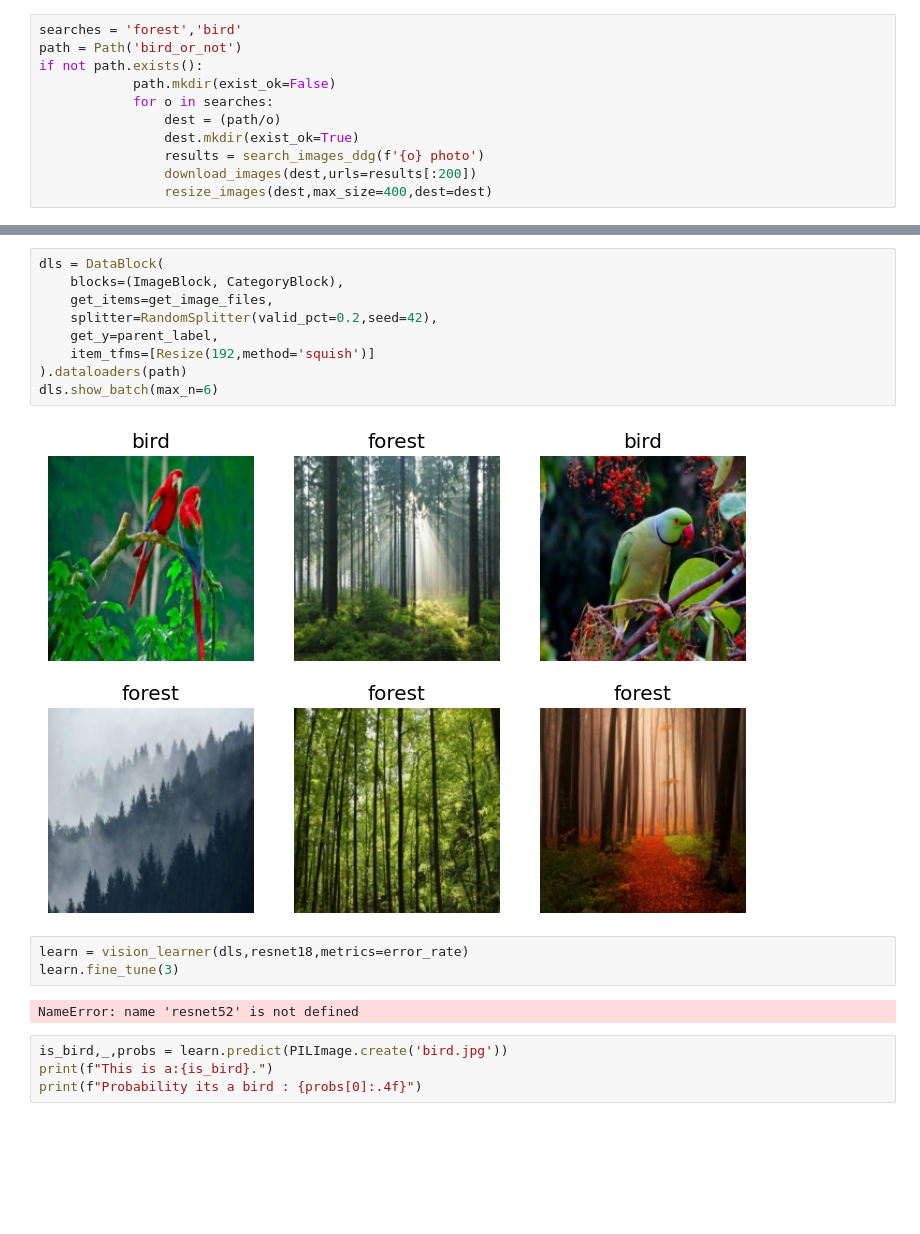
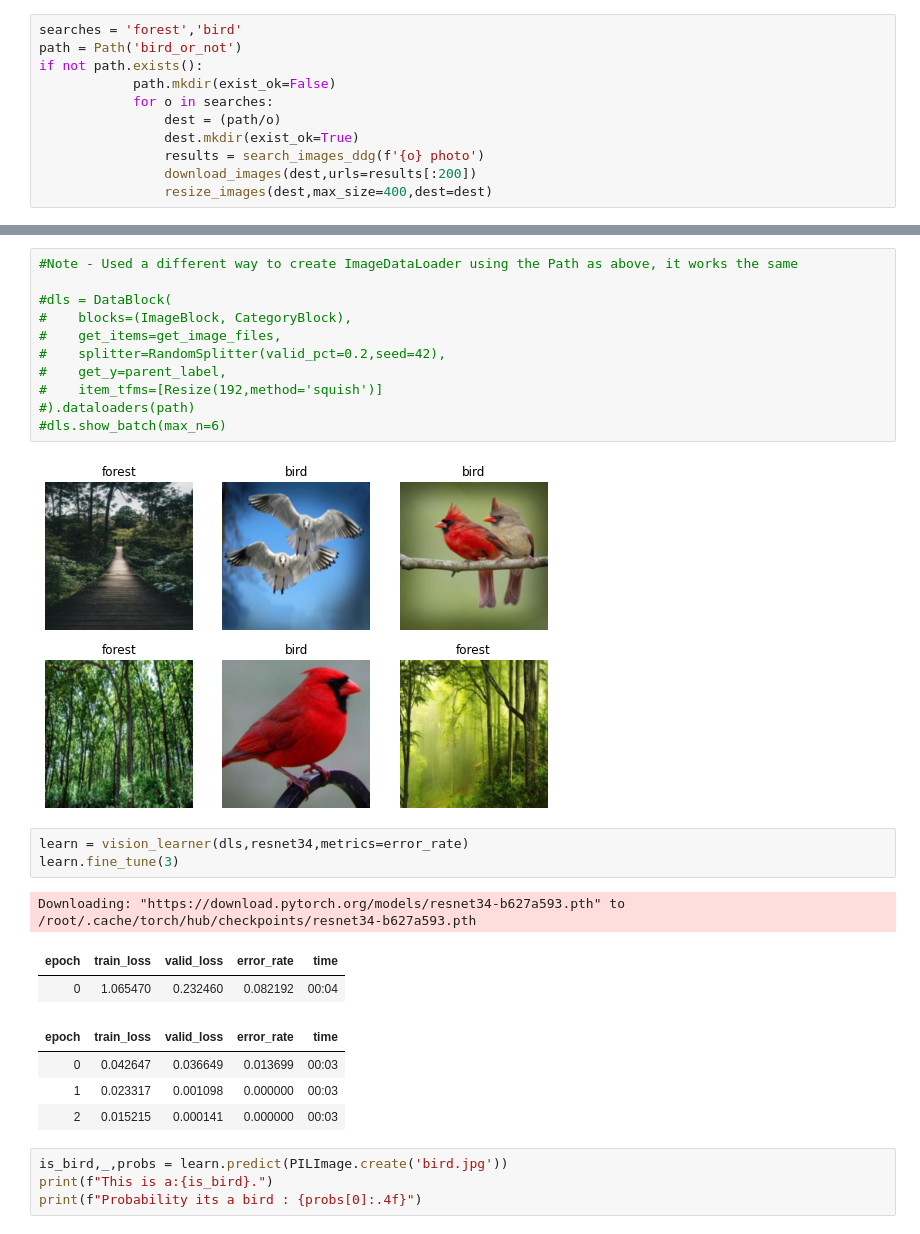
Before and after one commit to lmanchanda75/FastAICourse, a Jupyter notebook: IsItBird.ipynb, the cells around one changed output, grey strips where cells are left out. Cells and saved outputs as stored; diff of their text form; blank space fills up the shorter version.

Commit message:
modified:   IsItBird.ipynb - Used a new method for ImageDataLoadres 	modified:   SentimentAnalyzer.ipynb - Added few examples

```diff
--- a/IsItBird.ipynb
+++ b/IsItBird.ipynb
@@ -37,19 +45,27 @@ failed.map(Path.unlink)
 # %%
-dls = DataBlock(
-    blocks=(ImageBlock, CategoryBlock),
-    get_items=get_image_files,
-    splitter=RandomSplitter(valid_pct=0.2,seed=42),
-    get_y=parent_label,
-    item_tfms=[Resize(192,method='squish')]
-).dataloaders(path)
-dls.show_batch(max_n=6)
+#Note - Used a different way to create ImageDataLoader using the Path as above, it works the same
+
+#dls = DataBlock(
+#    blocks=(ImageBlock, CategoryBlock),
+#    get_items=get_image_files,
+#    splitter=RandomSplitter(valid_pct=0.2,seed=42),
+#    get_y=parent_label,
+#    item_tfms=[Resize(192,method='squish')]
+#).dataloaders(path)
+#dls.show_batch(max_n=6)
 # %% [output]
-[figure, old version]
+[figure, new version]
 # %%
-learn = vision_learner(dls,resnet18,metrics=error_rate)
+learn = vision_learner(dls,resnet34,metrics=error_rate)
 learn.fine_tune(3)
 # %% [output]
-NameError: name 'resnet52' is not defined
+Downloading: "https://download.pytorch.org/models/resnet34-b627a593.pth" to /root/.cache/torch/hub/checkpoints/resnet34-b627a593.pth
+| epoch | train_loss | valid_loss | error_rate | time |
+| 0 | 1.065470 | 0.232460 | 0.082192 | 00:04 |
+| epoch | train_loss | valid_loss | error_rate | time |
+| 0 | 0.042647 | 0.036649 | 0.013699 | 00:03 |
+| 1 | 0.023317 | 0.001098 | 0.000000 | 00:03 |
+| 2 | 0.015215 | 0.000141 | 0.000000 | 00:03 |
 # %%
 is_bird,_,probs = learn.predict(PILImage.create('bird.jpg'))
 print(f"This is a:{is_bird}.")
```
Also changed, not shown: parts of 6 cells of this notebook, 1 other file.
